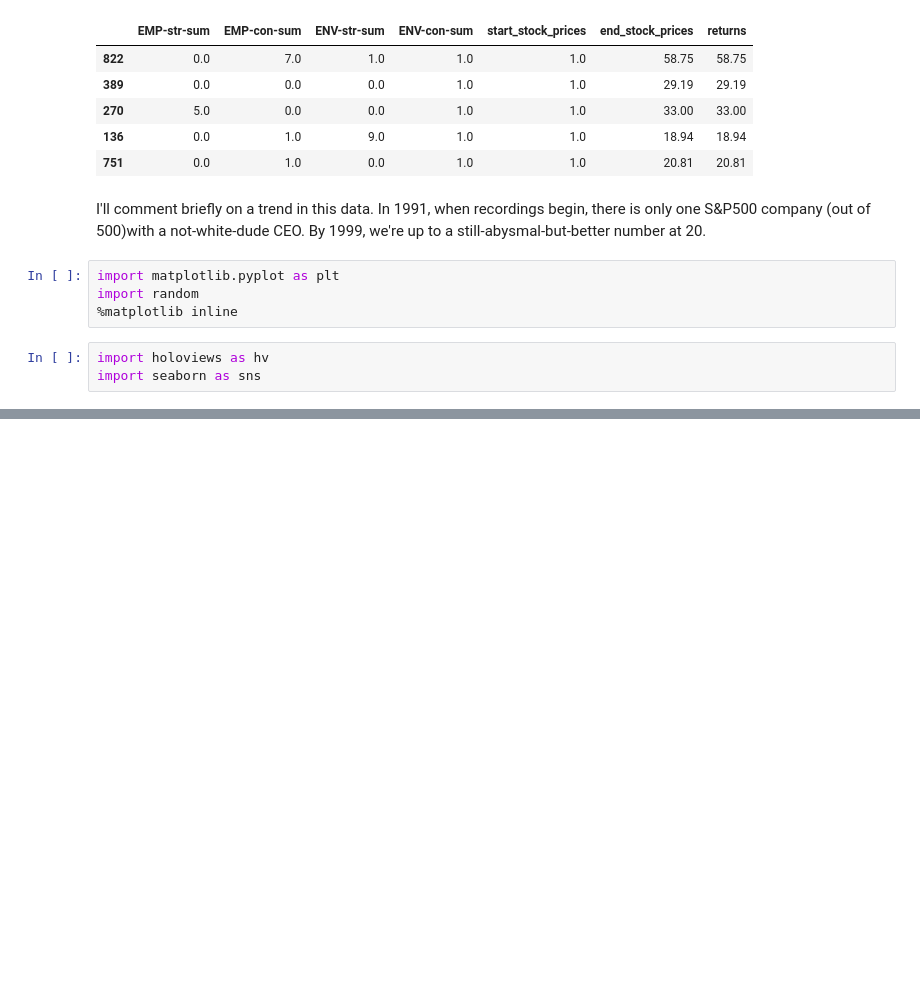
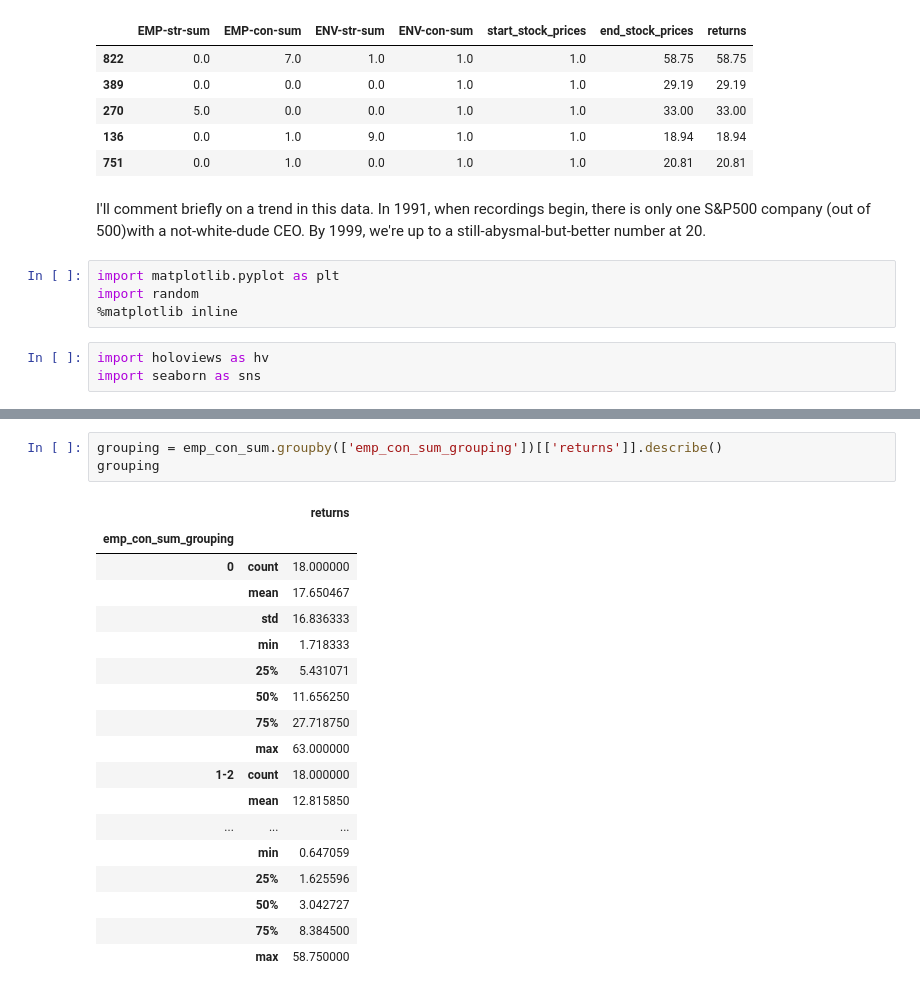
Before and after one commit to chelseatroy/fund_scale, a Jupyter notebook: data_explo/Exploring S&P Ethical Index Data.ipynb, the cells around one changed output, grey strips where cells are left out. Drawn from its saved outputs; the diff is of its cells as text; blank space fills up the shorter version.

```diff
--- a/data_explo/Exploring S&P Ethical Index Data.ipynb
+++ b/data_explo/Exploring S&P Ethical Index Data.ipynb
@@ -277,0 +338,22 @@ grouping
+# %%
+grouping = emp_con_sum.groupby(['emp_con_sum_grouping'])[['returns']].describe()
+grouping
+# %% [output]
+|  |  | returns |
+| emp_con_sum_grouping |  |  |
+| 0 | count | 18.000000 |
+|  | mean | 17.650467 |
+|  | std | 16.836333 |
+|  | min | 1.718333 |
+|  | 25% | 5.431071 |
+|  | 50% | 11.656250 |
+|  | 75% | 27.718750 |
+|  | max | 63.000000 |
+| 1-2 | count | 18.000000 |
+|  | mean | 12.815850 |
+| ... | ... | ... |
+|  | min | 0.647059 |
+|  | 25% | 1.625596 |
+|  | 50% | 3.042727 |
+|  | 75% | 8.384500 |
+|  | max | 58.750000 |
```
Also changed, not shown: parts of 13 cells of this notebook.
